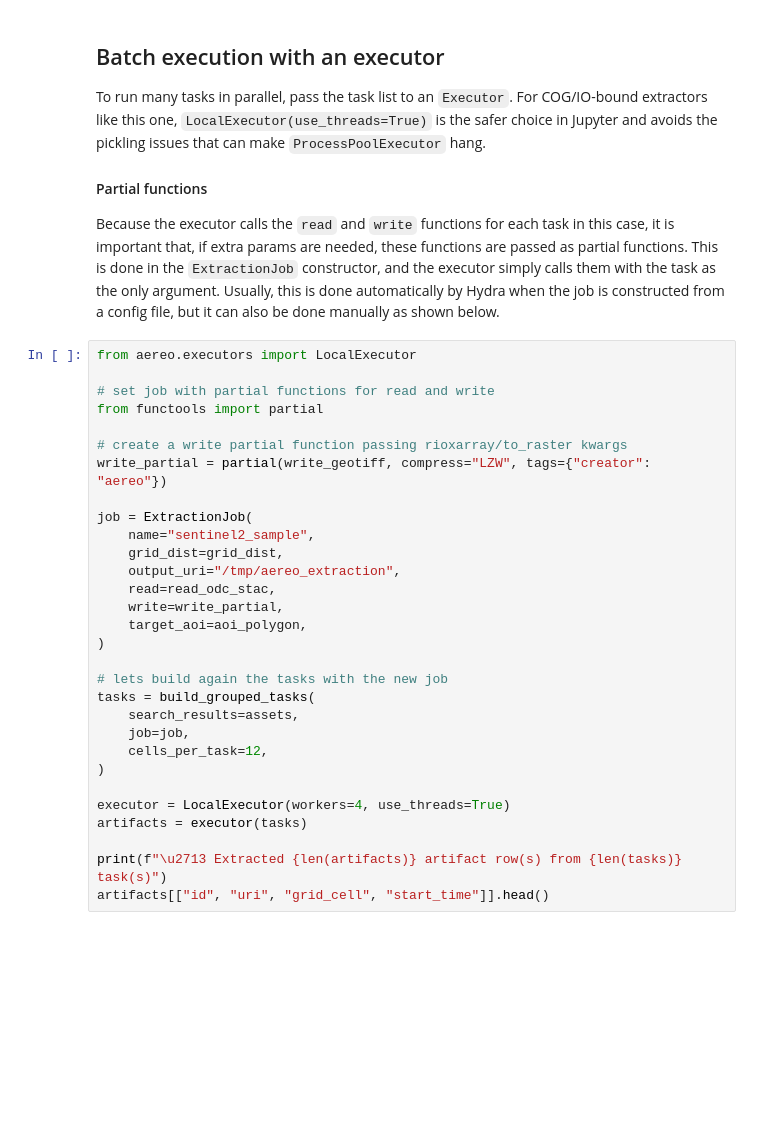
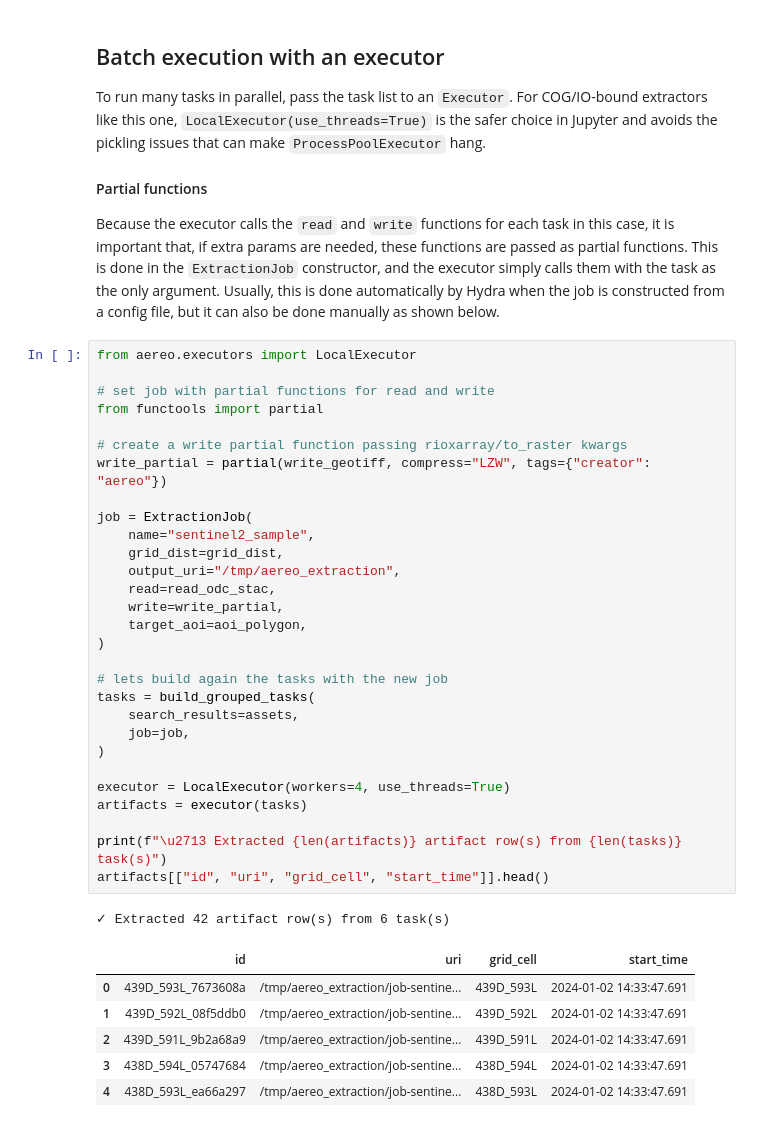
Before and after one commit to frandorr/aereo, a Jupyter notebook: examples/step_by_step_raw.ipynb, the cells around one changed output. Saved outputs shown, nothing was run; the diff lists cells and outputs as text; blank space fills up the shorter version.

```diff
--- a/examples/step_by_step_raw.ipynb
+++ b/examples/step_by_step_raw.ipynb
@@ -124,33 +186,40 @@ Because the executor calls the `read` and `write` functions for each task in thi
 # %%
 from aereo.executors import LocalExecutor
 
 # set job with partial functions for read and write
 from functools import partial
 
 # create a write partial function passing rioxarray/to_raster kwargs
 write_partial = partial(write_geotiff, compress="LZW", tags={"creator": "aereo"})
 
 job = ExtractionJob(
     name="sentinel2_sample",
     grid_dist=grid_dist,
     output_uri="/tmp/aereo_extraction",
     read=read_odc_stac,
     write=write_partial,
     target_aoi=aoi_polygon,
 )
 
 # lets build again the tasks with the new job
 tasks = build_grouped_tasks(
     search_results=assets,
     job=job,
-    cells_per_task=12,
 )
 
 executor = LocalExecutor(workers=4, use_threads=True)
 artifacts = executor(tasks)
 
 print(f"\u2713 Extracted {len(artifacts)} artifact row(s) from {len(tasks)} task(s)")
 artifacts[["id", "uri", "grid_cell", "start_time"]].head()
+# %% [output]
+✓ Extracted 42 artifact row(s) from 6 task(s)
+|  | id | uri | grid_cell | start_time |
+| 0 | 439D_593L_7673608a | /tmp/aereo_extraction/job-sentine... | 439D_593L | 2024-01-02 14:33:47.691 |
+| 1 | 439D_592L_08f5ddb0 | /tmp/aereo_extraction/job-sentine... | 439D_592L | 2024-01-02 14:33:47.691 |
+| 2 | 439D_591L_9b2a68a9 | /tmp/aereo_extraction/job-sentine... | 439D_591L | 2024-01-02 14:33:47.691 |
+| 3 | 438D_594L_05747684 | /tmp/aereo_extraction/job-sentine... | 438D_594L | 2024-01-02 14:33:47.691 |
+| 4 | 438D_593L_ea66a297 | /tmp/aereo_extraction/job-sentine... | 438D_593L | 2024-01-02 14:33:47.691 |
 # %%
 # lets check that chunks are ok
 import rioxarray
```
Also changed, not shown: parts of 8 cells of this notebook, 13 other files.
